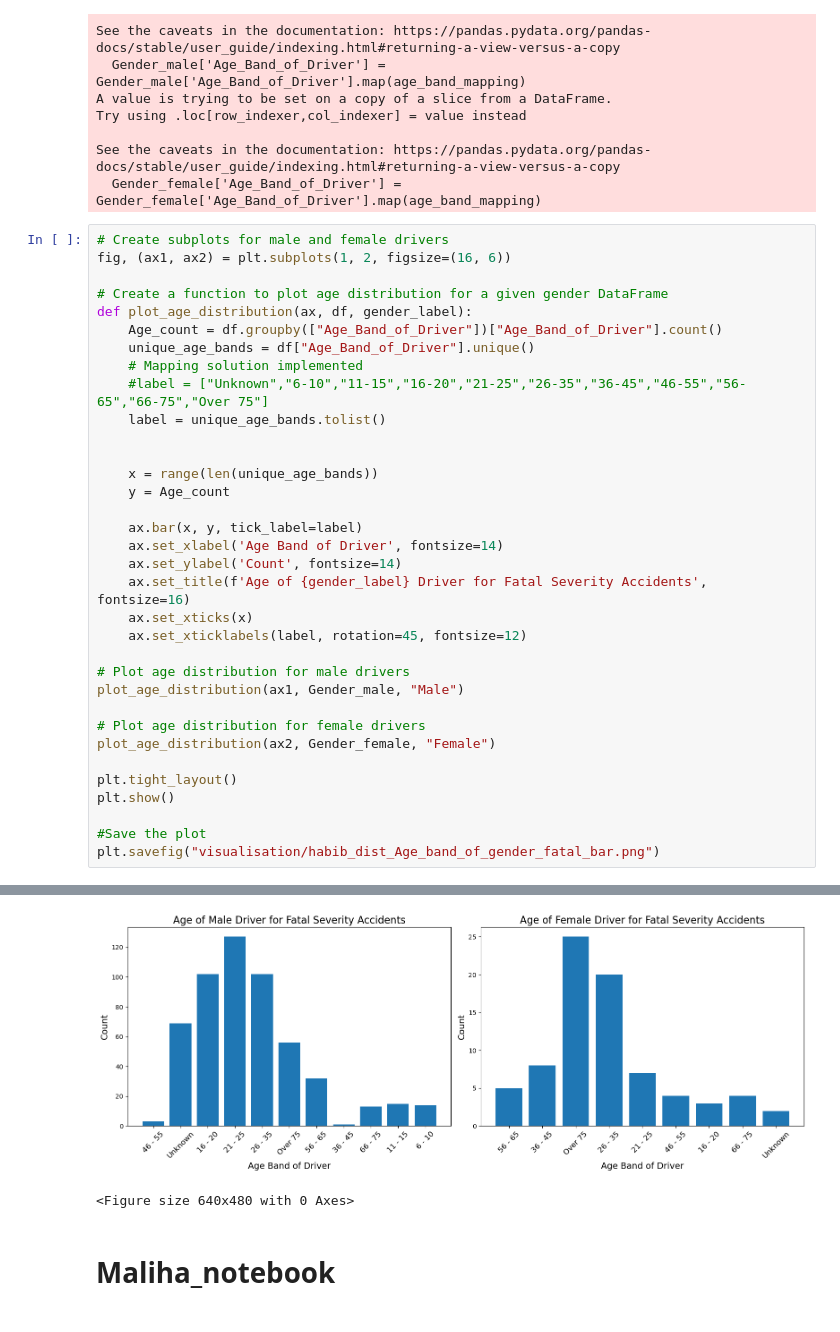
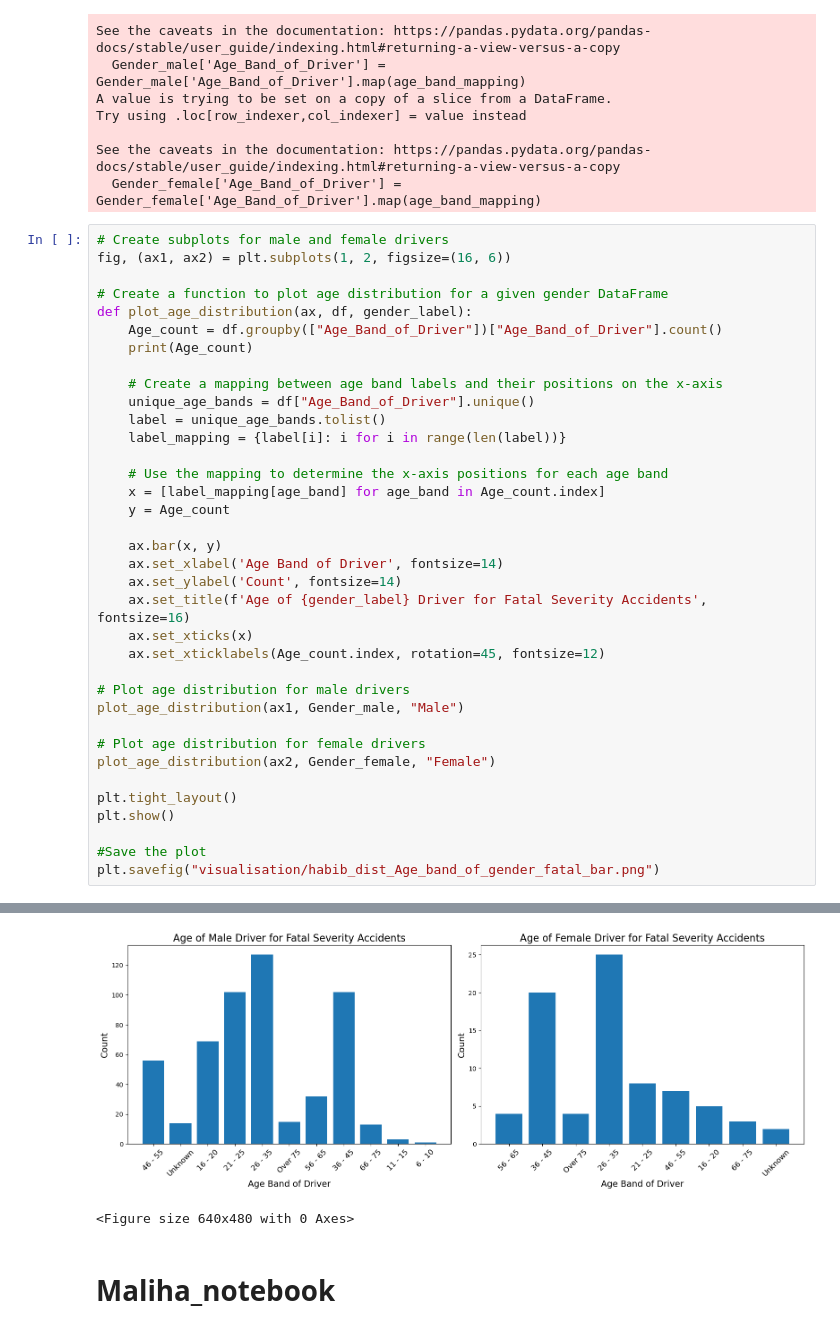
Before and after one commit to HabibR101/Project_1, a Jupyter notebook: Master_Car_analysis.ipynb, the cells around one changed output, grey strips where cells are left out. Saved outputs shown, nothing was run; the diff lists cells and outputs as text.

```diff
--- a/Master_Car_analysis.ipynb
+++ b/Master_Car_analysis.ipynb
@@ -707,21 +707,23 @@ fig, (ax1, ax2) = plt.subplots(1, 2, figsize=(16, 6))
 # Create a function to plot age distribution for a given gender DataFrame
 def plot_age_distribution(ax, df, gender_label):
     Age_count = df.groupby(["Age_Band_of_Driver"])["Age_Band_of_Driver"].count()
+    print(Age_count)
+
+    # Create a mapping between age band labels and their positions on the x-axis
     unique_age_bands = df["Age_Band_of_Driver"].unique()
-    # Mapping solution implemented
-    #label = ["Unknown","6-10","11-15","16-20","21-25","26-35","36-45","46-55","56-65","66-75","Over 75"]
     label = unique_age_bands.tolist()
+    label_mapping = {label[i]: i for i in range(len(label))}
 
-
-    x = range(len(unique_age_bands))
+    # Use the mapping to determine the x-axis positions for each age band
+    x = [label_mapping[age_band] for age_band in Age_count.index]
     y = Age_count
 
-    ax.bar(x, y, tick_label=label)
+    ax.bar(x, y)
     ax.set_xlabel('Age Band of Driver', fontsize=14)
     ax.set_ylabel('Count', fontsize=14)
     ax.set_title(f'Age of {gender_label} Driver for Fatal Severity Accidents', fontsize=16)
     ax.set_xticks(x)
-    ax.set_xticklabels(label, rotation=45, fontsize=12)
+    ax.set_xticklabels(Age_count.index, rotation=45, fontsize=12)
 
 # Plot age distribution for male drivers
 plot_age_distribution(ax1, Gender_male, "Male")
@@ -738,5 +757,5 @@ plt.savefig("visualisation/habib_dist_Age_band_of_gender_fatal_bar.png")
-[figure, old version]
+[figure, new version]
-<Figure size 640x480 with 0 Axes>
+<Figure size 640x480 with 0 Axes>
 # %% [markdown]
 # Maliha_notebook
 # %%
```
Also changed, not shown: parts of 1 cell of this notebook.
